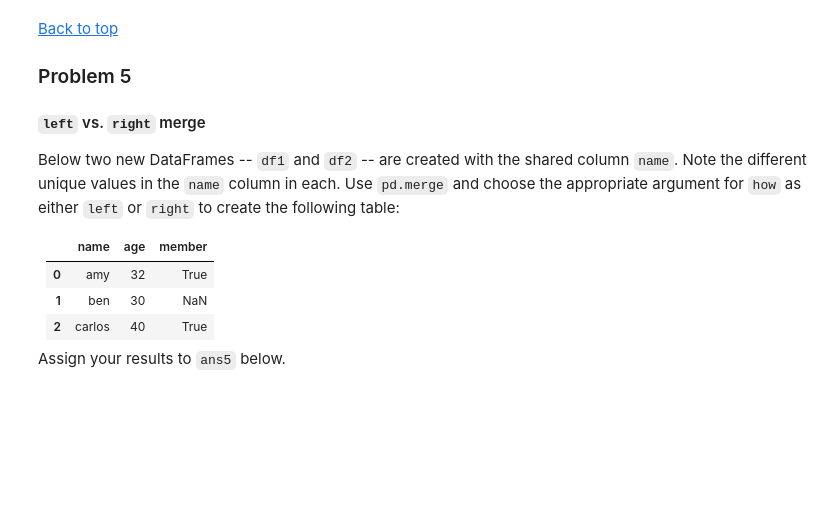
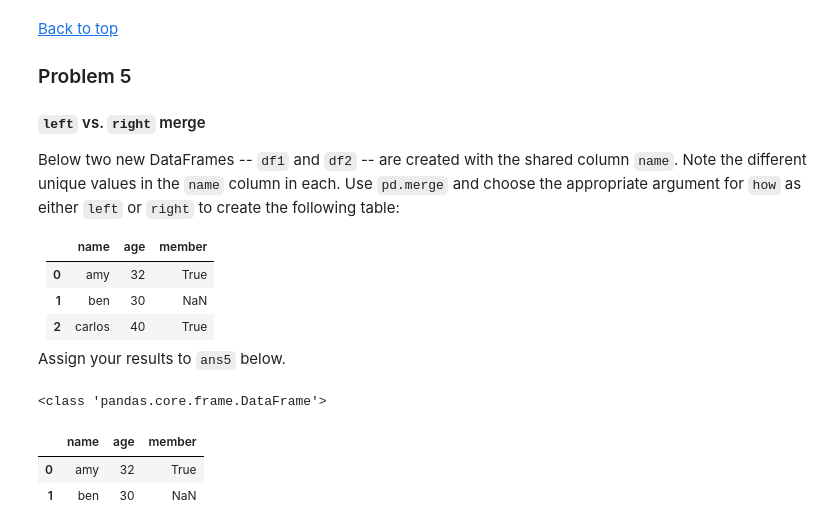
Before and after one commit to mobius29er/AIML_Class, a Jupyter notebook: Self_Study_Colab_Activity_4_1.ipynb, the cells around one changed output. Drawn from its saved outputs; the diff is of its cells as text; code cells hidden in the pictures; blank space fills up the shorter version.

```diff
--- a/Self_Study_Colab_Activity_4_1.ipynb
+++ b/Self_Study_Colab_Activity_4_1.ipynb
@@ -170,9 +279,14 @@ df2 = pd.DataFrame({'name': ['amy', 'carlos', 'lenny'],
 # %%
 
 
 ans5 = None
-
+ans5 = pd.merge(df1, df2, on="name", how="left")
 
 # Answer check
 print(type(ans5))
 ans5.head(2)
+# %% [output]
+<class 'pandas.core.frame.DataFrame'>
+|  | name | age | member |
+| 0 | amy | 32 | True |
+| 1 | ben | 30 | NaN |
```
Also changed, not shown: parts of 14 cells of this notebook.
